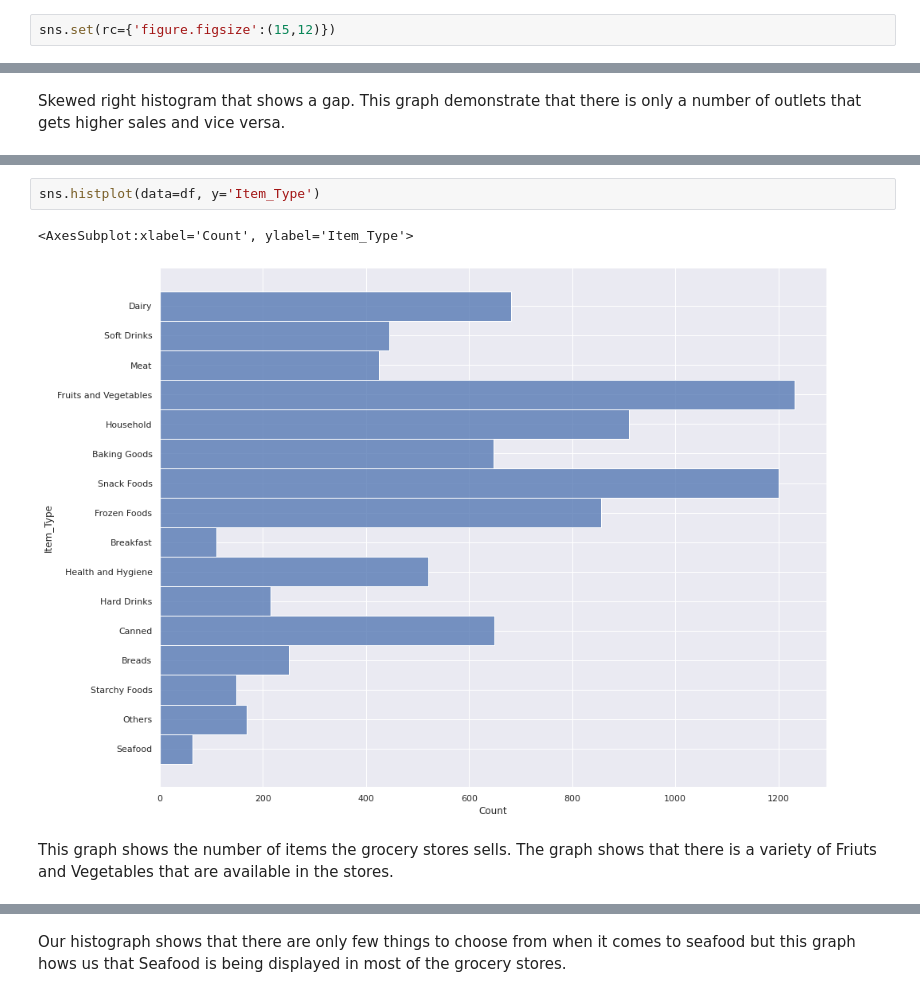
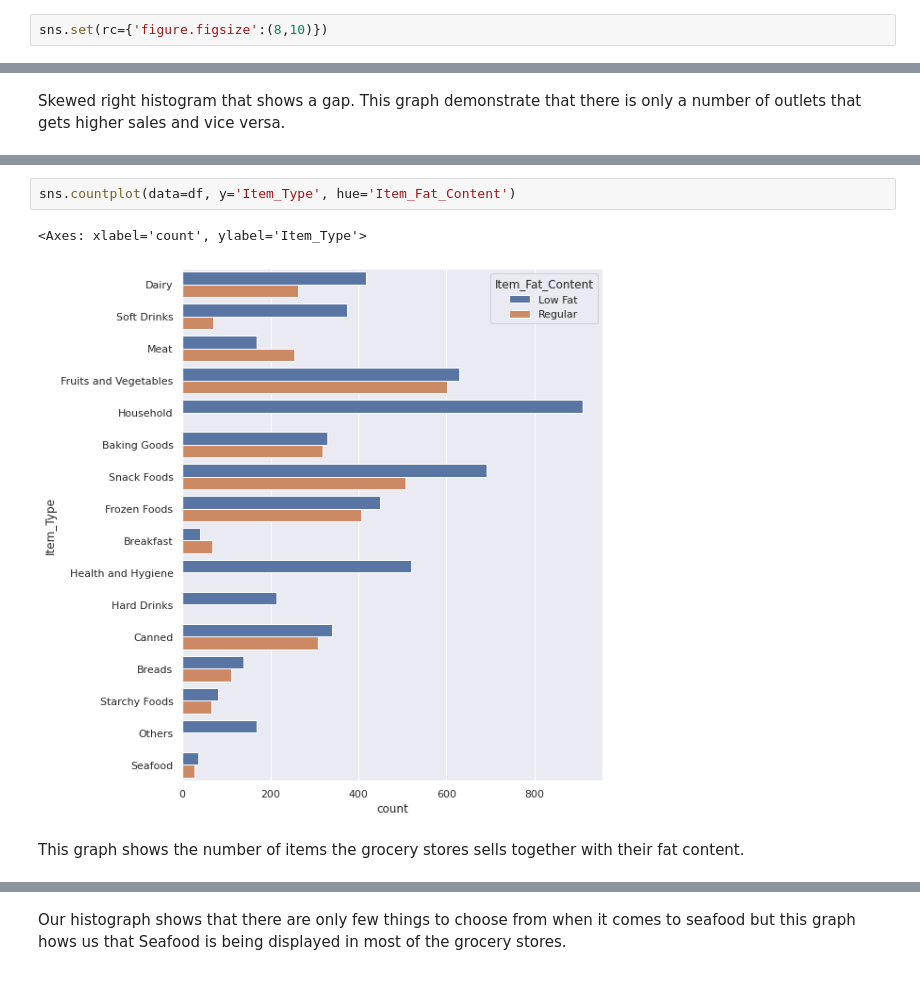
Before and after one commit to juDEcorous/Realization-of-Bargain-Depot-Sales, a Jupyter notebook: Project_Sales_Prediction.ipynb, the cells around one changed output, grey strips where cells are left out. Cells and saved outputs as stored; diff of their text form.

```diff
--- a/Project_Sales_Prediction.ipynb
+++ b/Project_Sales_Prediction.ipynb
@@ -456,2 +466,2 @@ df.describe(include="number")
 # %%
-sns.set(rc={'figure.figsize':(15,12)})
+sns.set(rc={'figure.figsize':(8,10)})
@@ -465,10 +486,10 @@ Skewed right histogram that shows a gap. This graph demonstrate that there is on
 # %%
-sns.histplot(data=df, y='Item_Type')
+sns.countplot(data=df, y='Item_Type', hue='Item_Fat_Content')
 # %% [output]
-<AxesSubplot:xlabel='Count', ylabel='Item_Type'>
+<Axes: xlabel='count', ylabel='Item_Type'>
-[figure, old version]
+[figure, new version]
 # %% [markdown]
-This graph shows the number of items the grocery stores sells. The graph shows that there is a variety of Friuts and Vegetables that are available in the stores.
+This graph shows the number of items the grocery stores sells together with their fat content.
 # %%
 sns.boxplot(data=df, y='Item_Type', x='Item_Visibility')
 # %% [output]
```
Also changed, not shown: parts of 13 cells of this notebook.
